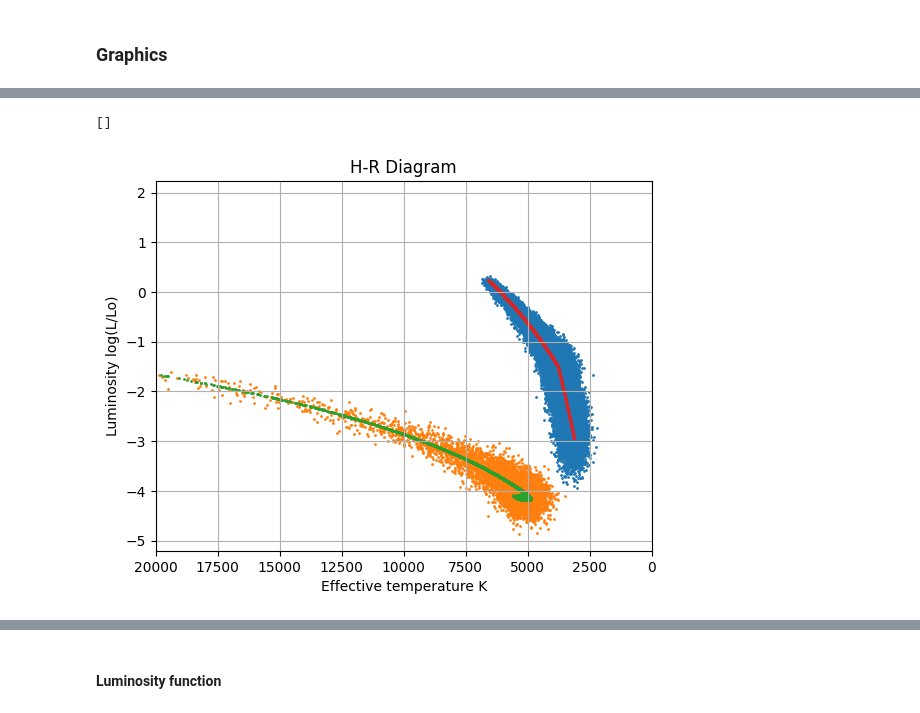
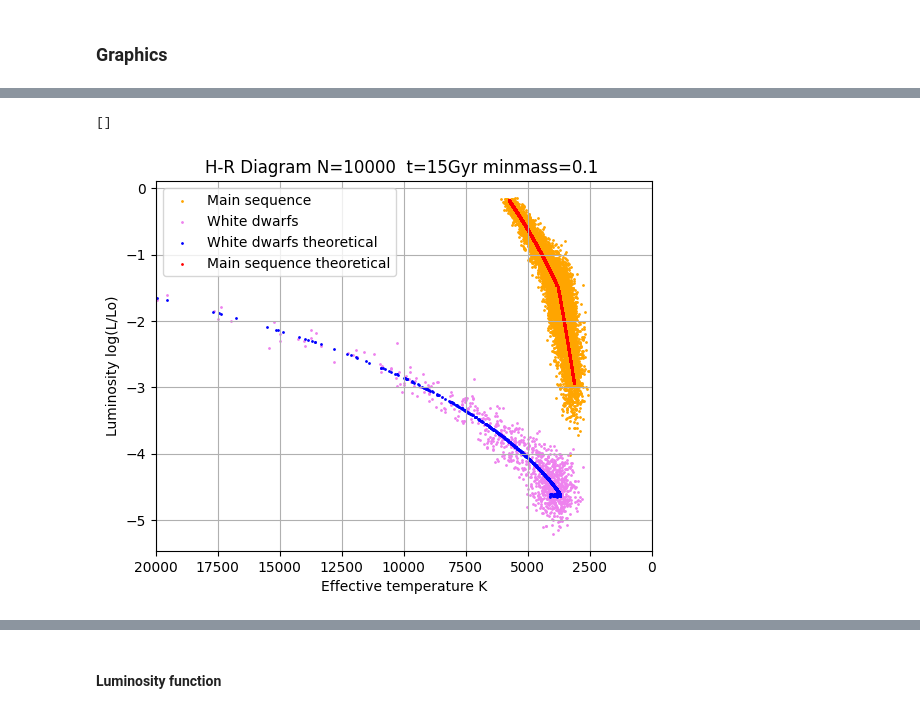
Before and after one commit to juanpabloidarraga/Computational-Astrophysics-Repository, a Jupyter notebook: Computational_Astro/Programs/Project 1. Population Synthesis.ipynb, the cells around one changed output, grey strips where cells are left out. Cells and saved outputs as stored; diff of their text form; code cells hidden in the pictures.

```diff
--- a/Computational_Astro/Programs/Project 1. Population Synthesis.ipynb
+++ b/Computational_Astro/Programs/Project 1. Population Synthesis.ipynb
@@ -5,8 +5,8 @@ import numpy as np
 import matplotlib.pyplot as plt
 
 # Parameters
-N = 100000# number of objects
-t_cluster = 7 #cluster age in giga-years
+N = 10000# number of objects
+t_cluster = 15 #cluster age in giga-years
 
 
 # Contants
@@ -134,6 +134,13 @@ t_born = delta_t * np.random.rand(len(t_ms))
 # %%
 #White dwarf cooling age if it has
 t_cool = t_cluster - t_born - t_ms
+
+#counters
+BH = 0 # mas de 25 masas solares
+NS = 0 # mas de 10
+WD = 0
+MS = 0
+
 
 #Star filter
 PossibleWD = []
@@ -146,10 +153,20 @@ for i in range(len(M_ms)): #quitar estrellas de secuencia inicial que terminaro
         if mass <= 10:
             PossibleWD.append(mass)
             t_coolWd.append(time)
-        else:None
+            WD+=1
+
+        elif mass<= 25:
+            NS+=1
+
+        else:
+            BH+=1
+
+
     else:
         new_l_ms.append(mass)
+        MS+=1
 
-
+print(MS,WD,NS,BH)
+print(MS+WD+NS+BH)
 M_wd = 0.49*np.e**(0.095*np.array(PossibleWD))
 M_ms = np.array(new_l_ms)
@@ -271,35 +299,36 @@ def errorFunction(variable, dependence):
 # %%
 # Add errors
 real_T_ms = T_ms + errorFunction(T_ms,-1)
 real_T_wd = T_wd + errorFunction(T_wd,-1)
 
 
 real_log_L_ms = np.log10(L_ms) + np.log10(L_ms**(-1*0.05*e_1[:len(L_ms)]*np.average(log_L_ms)**2))
 real_log_L_wd = np.log10(L_wd) + np.log10(L_wd**(-1*0.05*e_1[:len(L_wd)]))
 
 
 #Graph
 
 fig, ax = plt.subplots()
 
-ax.set_title('H-R Diagram')
+ax.set_title(f'H-R Diagram N={N}  t={t_cluster}Gyr minmass={minM} ')
 ax.set_ylabel("Luminosity log(L/Lo)")
 ax.grid()
 
 ax.set_xlabel("Effective temperature K")
 ax.invert_xaxis()
 ax.set_xlim(20000,0)
 
 
 
-ax.scatter(real_T_ms , real_log_L_ms, s=1)
-ax.scatter(real_T_wd, real_log_L_wd, s=1)
-ax.scatter(T_wd, log_L_wd, s=1)
-ax.scatter(T_ms , log_L_ms, s=1)
+ax.scatter(real_T_ms , real_log_L_ms, s=1,color='orange', label="Main sequence")
+ax.scatter(real_T_wd, real_log_L_wd,color='violet', s=1, label="White dwarfs")
+ax.scatter(T_wd, log_L_wd, s=1, color='blue', label="White dwarfs theoretical")
+ax.scatter(T_ms , log_L_ms, s=1, color='red', label="Main sequence theoretical")
+ax.legend()
 ax.plot()
 # %% [output]
 []
-[figure, old version]
+[figure, new version]
 # %% [markdown]
 ![image.png](attachment:image.png)
 # %% [markdown]
```
Also changed, not shown: parts of 11 cells of this notebook, 4 other files.
